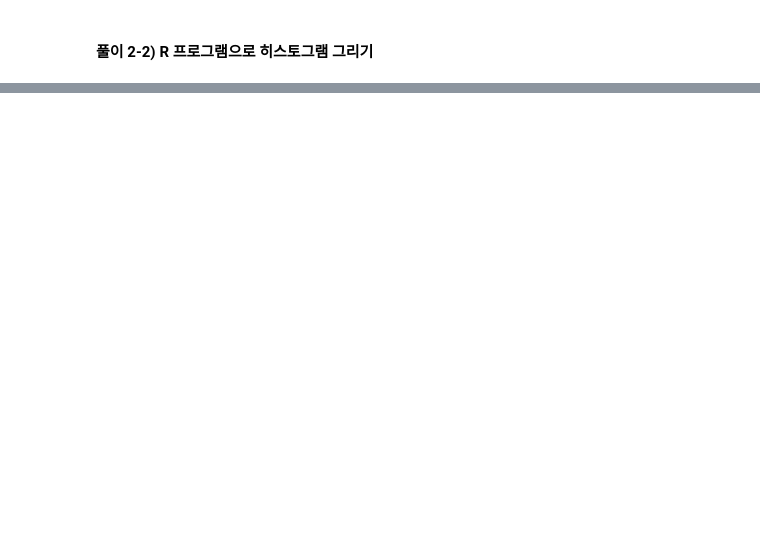
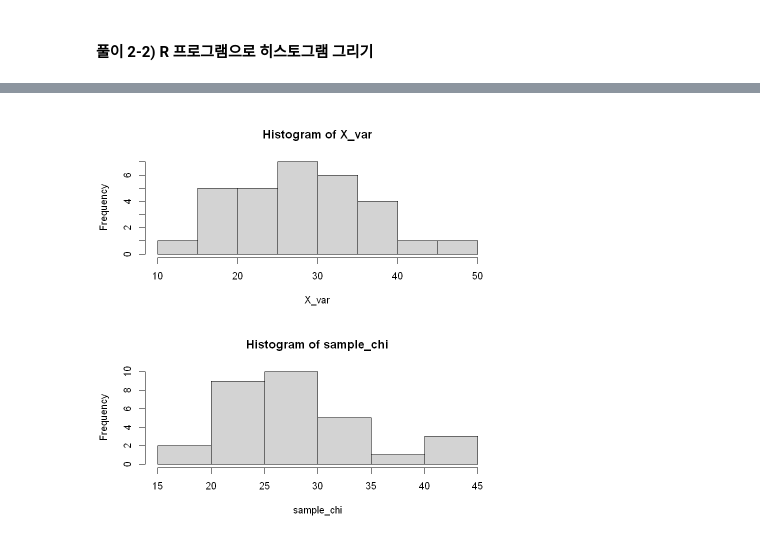
Before and after one commit to barkle2/KNOU, a Jupyter notebook: [5-1]통계적 추론/과제2.ipynb, the cells around one changed output, grey strips where cells are left out. Drawn from its saved outputs; the diff is of its cells as text; code cells hidden in the pictures; blank space fills up the shorter version.

```diff
--- a/[5-1]통계적 추론/과제2.ipynb
+++ b/[5-1]통계적 추론/과제2.ipynb
@@ -81,0 +137,21 @@ hist(exp_sample)
+# %%
+par(mfrow=c(2,1))
+
+n=30
+mu=0
+sigma=2
+
+X_var = numeric(n)
+
+for(i in 1:30) {
+    X_sample = rnorm(n, mean=mu, sd=sigma)
+    X_var[i] = var(X_sample)
+}
+
+X_var = (X_var*(n-1))/(sigma^2)
+hist(X_var)
+
+sample_chi = rchisq(30, df=n-1)
+hist(sample_chi)
+# %% [output]
+[figure, added]
```
Also changed, not shown: parts of 15 cells of this notebook.
